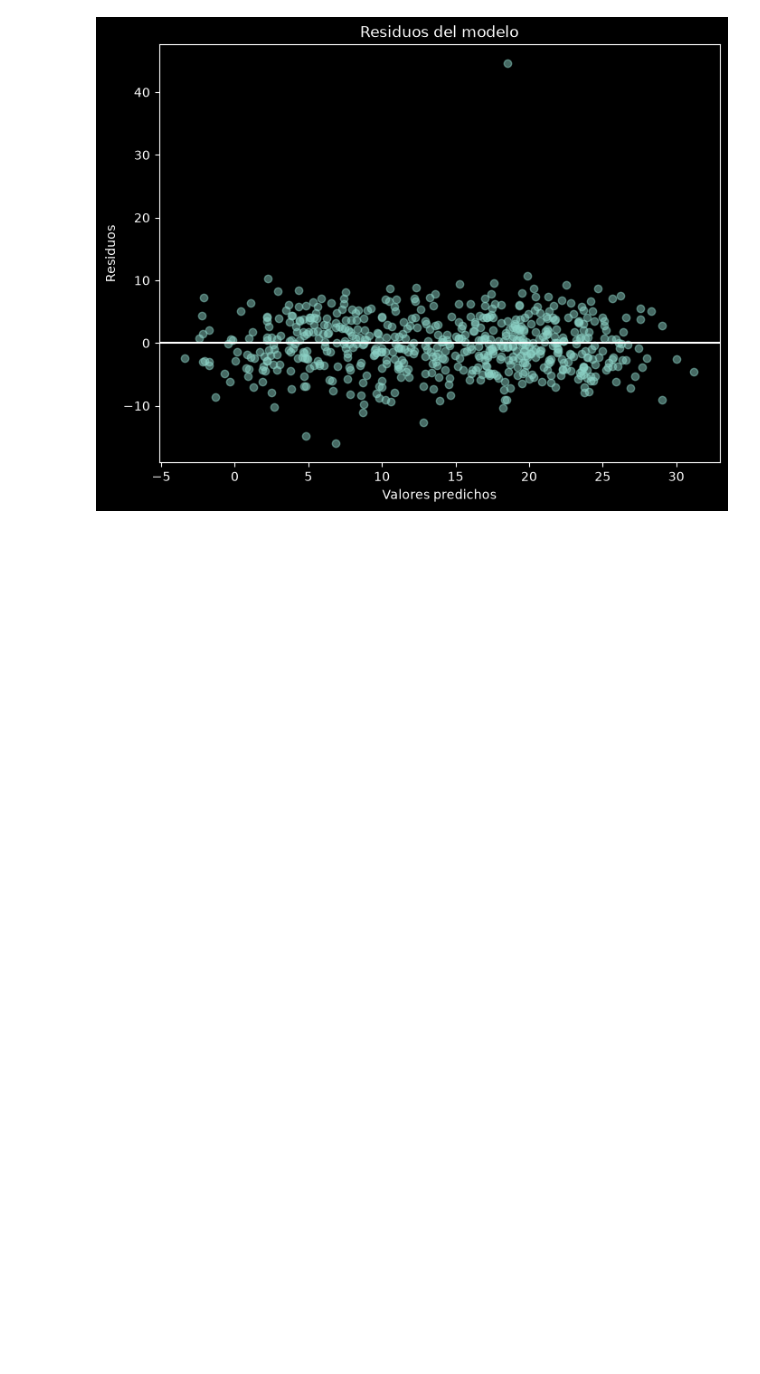
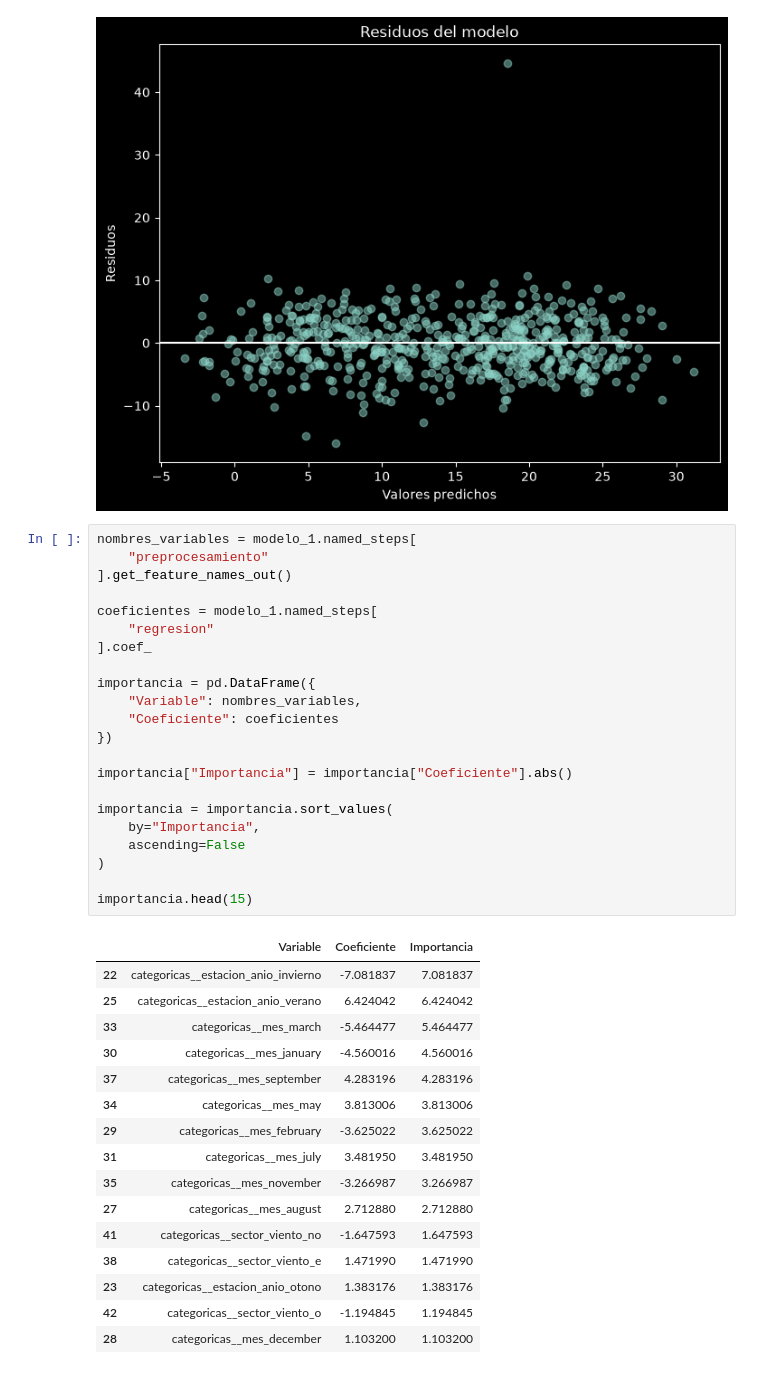
Before and after one commit to sserranop1/Laboratorio1, a Jupyter notebook: Modelo_2.ipynb, the cells around one changed output. Cells and saved outputs as stored; diff of their text form; blank space fills up the shorter version.

```diff
--- a/Laboratorio1.ipynb
+++ b/Modelo_2.ipynb
@@ -572,3 +572,42 @@ plt.title("Residuos del modelo")
 plt.show()
 # %% [output]
 [figure]
+# %%
+nombres_variables = modelo_1.named_steps[
+    "preprocesamiento"
+].get_feature_names_out()
+
+coeficientes = modelo_1.named_steps[
+    "regresion"
+].coef_
+
+importancia = pd.DataFrame({
+    "Variable": nombres_variables,
+    "Coeficiente": coeficientes
+})
+
+importancia["Importancia"] = importancia["Coeficiente"].abs()
+
+importancia = importancia.sort_values(
+    by="Importancia",
+    ascending=False
+)
+
+importancia.head(15)
+# %% [output]
+|  | Variable | Coeficiente | Importancia |
+| 22 | categoricas__estacion_anio_invierno | -7.081837 | 7.081837 |
+| 25 | categoricas__estacion_anio_verano | 6.424042 | 6.424042 |
+| 33 | categoricas__mes_march | -5.464477 | 5.464477 |
+| 30 | categoricas__mes_january | -4.560016 | 4.560016 |
+| 37 | categoricas__mes_september | 4.283196 | 4.283196 |
+| 34 | categoricas__mes_may | 3.813006 | 3.813006 |
+| 29 | categoricas__mes_february | -3.625022 | 3.625022 |
+| 31 | categoricas__mes_july | 3.481950 | 3.481950 |
+| 35 | categoricas__mes_november | -3.266987 | 3.266987 |
+| 27 | categoricas__mes_august | 2.712880 | 2.712880 |
+| 41 | categoricas__sector_viento_no | -1.647593 | 1.647593 |
+| 38 | categoricas__sector_viento_e | 1.471990 | 1.471990 |
+| 23 | categoricas__estacion_anio_otono | 1.383176 | 1.383176 |
+| 42 | categoricas__sector_viento_o | -1.194845 | 1.194845 |
+| 28 | categoricas__mes_december | 1.103200 | 1.103200 |
```
